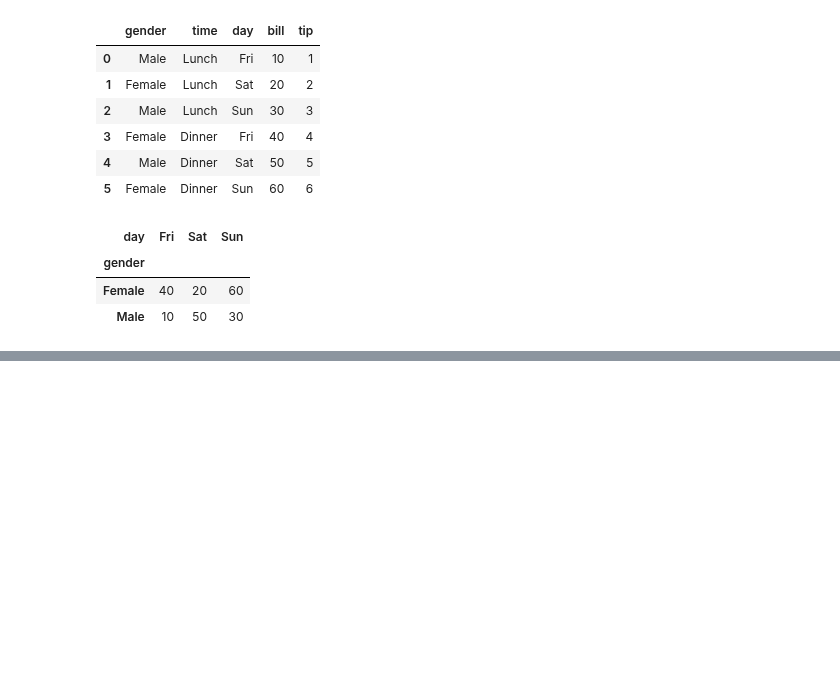
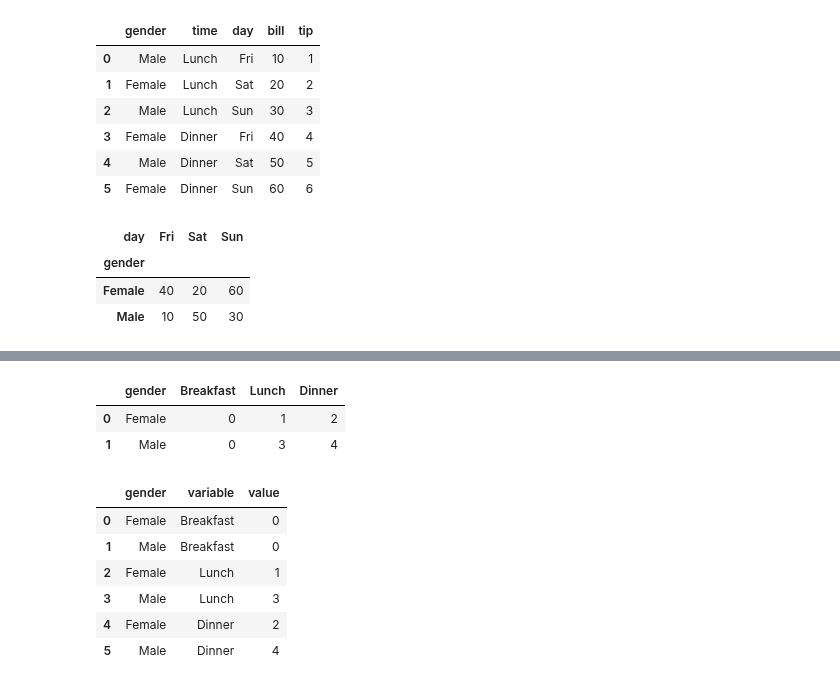
Before and after one commit to JakeOh/202011_itw_bd21, a Jupyter notebook: lab_da/da15_reshape.ipynb, the cells around one changed output, grey strips where cells are left out. Drawn from its saved outputs; the diff is of its cells as text; code cells hidden in the pictures; blank space fills up the shorter version.

```diff
--- a/lab_da/da15_reshape.ipynb
+++ b/lab_da/da15_reshape.ipynb
@@ -224,0 +250,20 @@ df.pivot(index='gender', columns='day', values='bill')
+# %%
+df = pd.DataFrame(data={'gender': ['Female', 'Male'],
+                        'Breakfast': [0, 0],
+                        'Lunch': [1, 3],
+                        'Dinner': [2, 4]})
+df
+# %% [output]
+|  | gender | Breakfast | Lunch | Dinner |
+| 0 | Female | 0 | 1 | 2 |
+| 1 | Male | 0 | 3 | 4 |
+# %%
+df.melt(id_vars='gender')
+# %% [output]
+|  | gender | variable | value |
+| 0 | Female | Breakfast | 0 |
+| 1 | Male | Breakfast | 0 |
+| 2 | Female | Lunch | 1 |
+| 3 | Male | Lunch | 3 |
+| 4 | Female | Dinner | 2 |
+| 5 | Male | Dinner | 4 |
```
Also changed, not shown: parts of 14 cells of this notebook.
